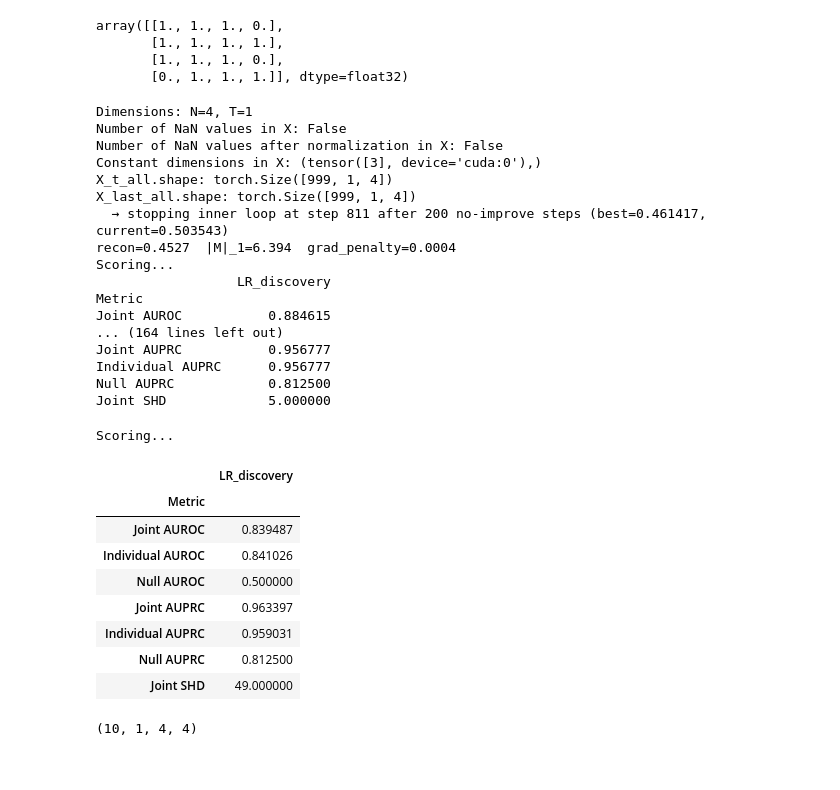
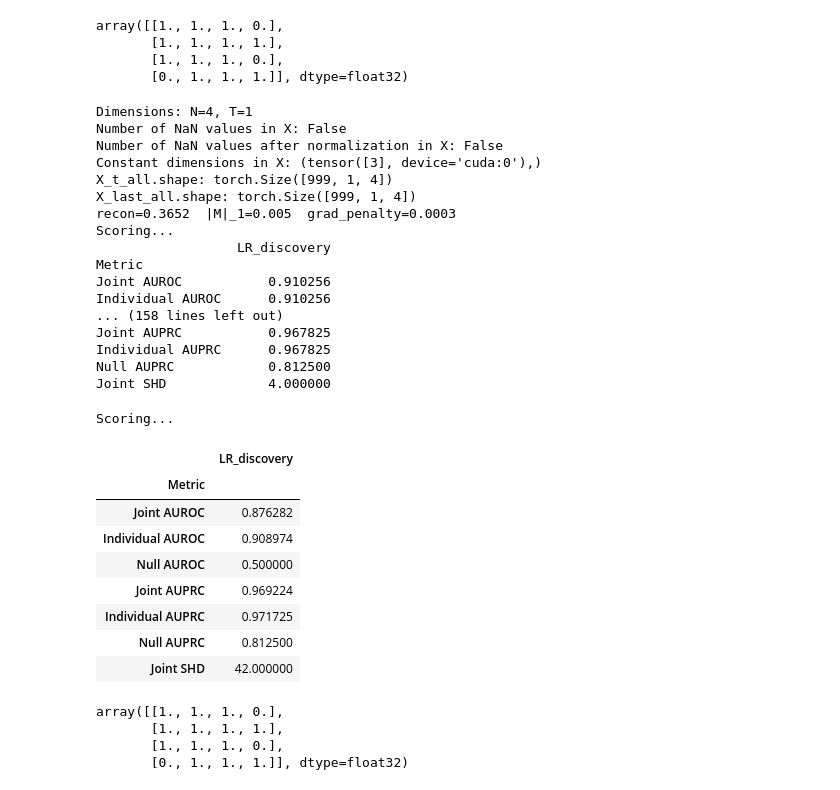
Before and after one commit to julienboussard/ODEDriverIdentifiability, a Jupyter notebook: notebooks/run_coupled_atmos_ocean_model.ipynb, the cells around one changed output. Saved outputs shown, nothing was run; the diff lists cells and outputs as text; code cells hidden in the pictures.

```diff
--- a/notebooks/run_coupled_atmos_ocean_model.ipynb
+++ b/notebooks/run_coupled_atmos_ocean_model.ipynb
@@ -115,6 +101,17 @@ all_auprc = []
 lambda_m_hp = 0.03
 
 for x in timeseries[:, :, None]:
+
+    # lowrank_model = StructuredODEDiscoveryAGL(
+    #     coupled=False,
+    #     t = tau_max,
+    #     n = N,
+    #     hidden_dim = 8,
+    #     n_layers = 2,
+    #     device = device,
+    #     normalize_grad = True,
+    # )
+    # trained_model, mask = lowrank_model.run(lambda_grad=0, X=torch.tensor(x).to(device), lambda_init = 0., lambda_m = 0.05, lr=0.001, n_inner_min_sparse = 50, batch_size=128, n_inner=1_000, patience = 1000, save_fig_path="agl_loss.png")
     lowrank_model = StructuredODEDiscovery(
         coupled=False,
         t = tau_max,
@@ -130,25 +127,17 @@ for x in timeseries[:, :, None]:
         annealing_epochs = 10,
         normalize_grad = True,
     )
-    trained_model, mask = lowrank_model.run(n_samples=3, lambda_grad=100, X=torch.tensor(x).to(device), l0_l1_l2='l0', th=0.5, lr=0.001, lambda_m = 0.025, n_inner_min_sparse = 100, batch_size=128, n_inner=4_000, patience = 200, save_fig_path="couple_005_loss.png")
+    trained_model, mask = lowrank_model.run(n_samples=3, lambda_grad=100, X=torch.tensor(x).to(device), l0_l1_l2='l1', th=0.5, lr=0.001, lambda_m = 50., n_inner_min_sparse = 100, batch_size=128, n_inner=2_000, patience = 200, save_fig_path="couple_005_loss.png")
     lowrank_adj_matrix.append(mask.detach().cpu().numpy())
 #     lowrank_S_matrix.append(copy.deepcopy(lowrank_model.model.S))
 
-    coupled = False
-
     mask_numpy = mask.detach().cpu().numpy()
-
-    if coupled:
-        vec = (mask_numpy > 0.1).sum(1) == 0
-        if np.any(vec):
-            idx = np.flatnonzero(vec)
-            mask_numpy[0, idx, idx] = 1
-
 
     results_scores = score(
         preds= mask_numpy, #.transpose((0, 2, 1)), # Need to transpos
         labs= adj_matrix,
-        name='LR_discovery'
+        name='LR_discovery',
+        shd_threshold = 1e-8,
     )
 
     print(results_scores)
@@ -163,36 +152,40 @@ Number of NaN values after normalization in X: False
 Constant dimensions in X: (tensor([3], device='cuda:0'),)
 X_t_all.shape: torch.Size([999, 1, 4])
 X_last_all.shape: torch.Size([999, 1, 4])
-  → stopping inner loop at step 811 after 200 no-improve steps (best=0.461417, current=0.503543)
-recon=0.4527  |M|_1=6.394  grad_penalty=0.0004
+recon=0.3652  |M|_1=0.005  grad_penalty=0.0003
 Scoring...
                   LR_discovery
 Metric
-Joint AUROC           0.884615
-... (164 lines left out)
-Joint AUPRC           0.956777
-Individual AUPRC      0.956777
+Joint AUROC           0.910256
+Individual AUROC      0.910256
+... (158 lines left out)
+Joint AUPRC           0.967825
+Individual AUPRC      0.967825
 Null AUPRC            0.812500
-Joint SHD             5.000000
+Joint SHD             4.000000
 # %%
 results_scores = score(
     preds= np.array(lowrank_adj_matrix)[:, 0], #.transpose((0, 2, 1)), # Need to transpos
     labs= adj_matrix,
-    name='LR_discovery'
+    name='LR_discovery',
+    shd_threshold = 1e-8,
 )
 results_scores
 # %% [output]
 Scoring...
 |  | LR_discovery |
 | Metric |  |
-| Joint AUROC | 0.839487 |
-| Individual AUROC | 0.841026 |
+| Joint AUROC | 0.876282 |
+| Individual AUROC | 0.908974 |
 | Null AUROC | 0.500000 |
-| Joint AUPRC | 0.963397 |
-| Individual AUPRC | 0.959031 |
+| Joint AUPRC | 0.969224 |
+| Individual AUPRC | 0.971725 |
 | Null AUPRC | 0.812500 |
-| Joint SHD | 49.000000 |
+| Joint SHD | 42.000000 |
-# %%
-np.array(lowrank_adj_matrix).shape
-# %% [output]
-(10, 1, 4, 4)
+# %%
+adj_matrix
+# %% [output]
+array([[1., 1., 1., 0.],
+       [1., 1., 1., 1.],
+       [1., 1., 1., 0.],
+       [0., 1., 1., 1.]], dtype=float32)
```
Also changed, not shown: parts of 4 cells of this notebook, 13 other files.
